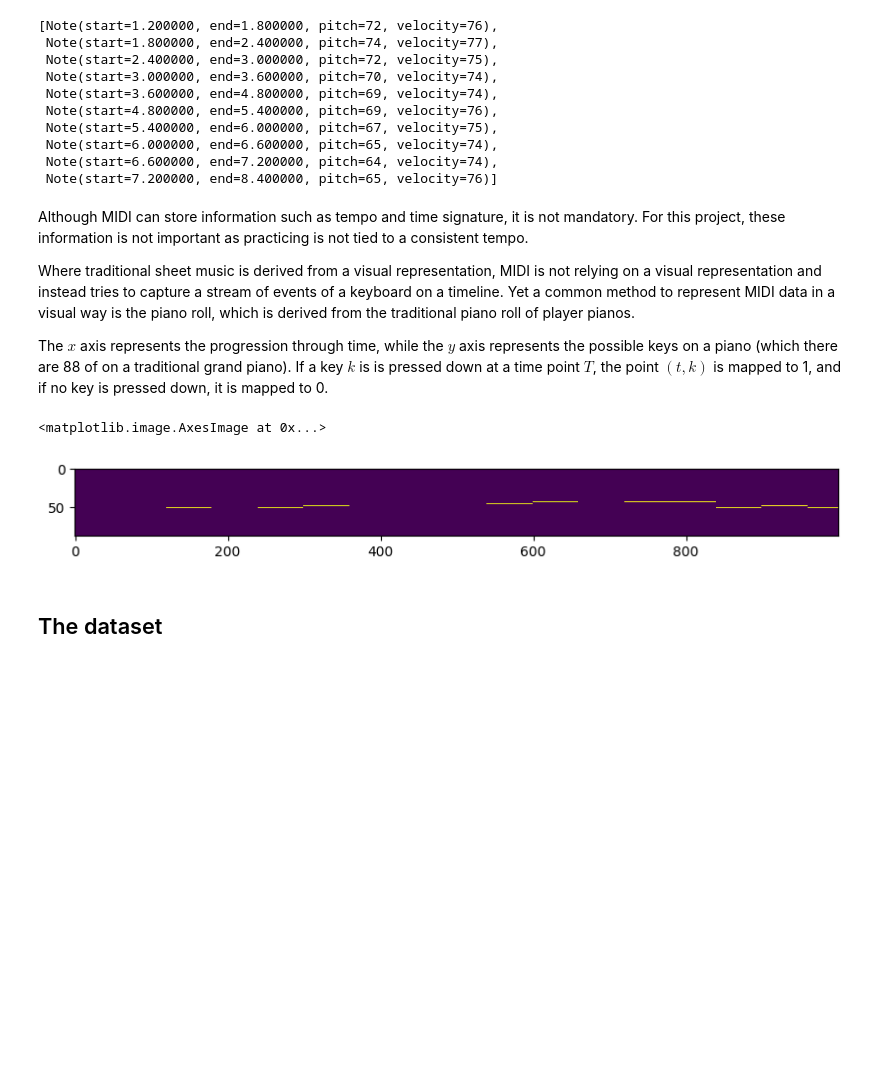
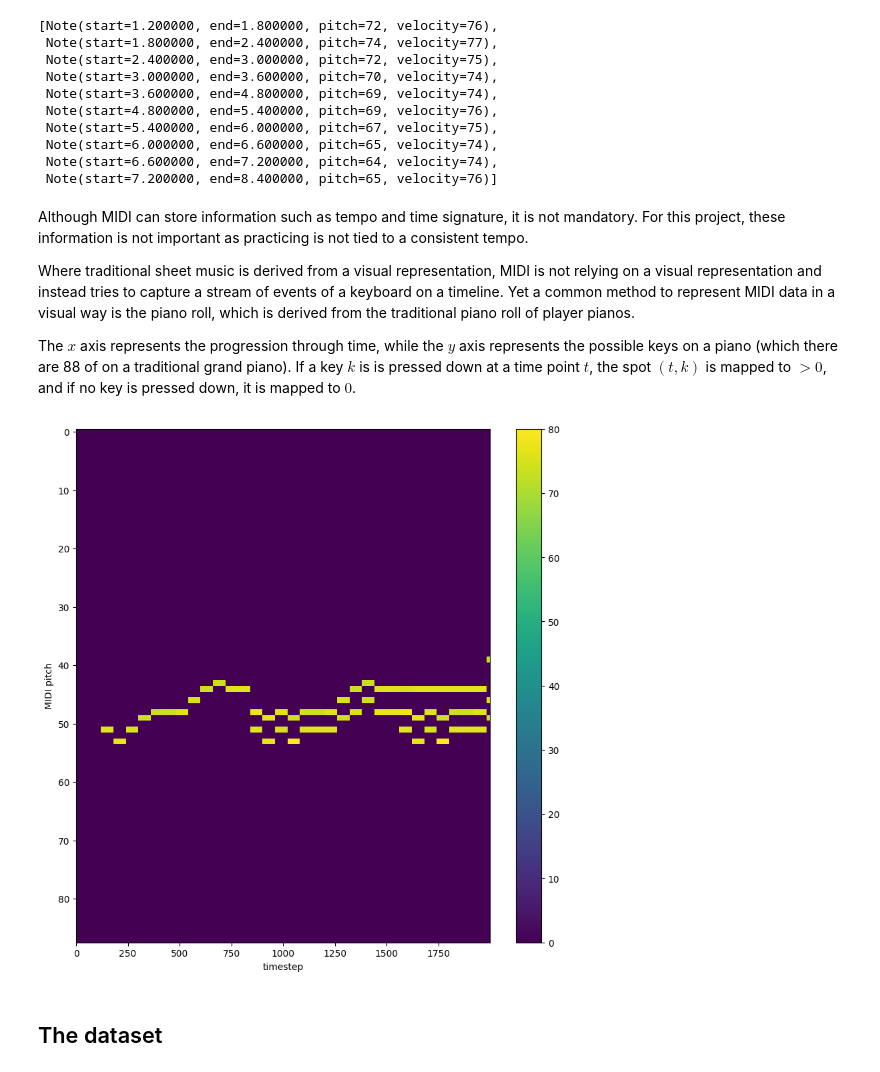
Before and after one commit to capital-G/ki-ueben-klavier-trainieren, a Jupyter notebook: book/chapters/02_representation.ipynb, the cells around one changed output. Saved outputs shown, nothing was run; the diff lists cells and outputs as text; code cells hidden in the pictures; blank space fills up the shorter version.

```diff
--- a/book/chapters/02_representation.ipynb
+++ b/book/chapters/02_representation.ipynb
@@ -82,16 +82,18 @@ Where traditional sheet music is derived from a visual representation, MIDI is n
 Yet a common method to represent MIDI data in a visual way is the piano roll, which is derived from the traditional piano roll of player pianos.
 
 The $x$ axis represents the progression through time, while the $y$ axis represents the possible keys on a piano (which there are 88 of on a traditional grand piano).
-If a key $k$ is is pressed down at a time point $T$, the point $(t, k)$ is mapped to 1, and if no key is pressed down, it is mapped to 0.
+If a key $k$ is is pressed down at a time point $t$, the spot $(t, k)$ is mapped to $>0$, and if no key is pressed down, it is mapped to $0$.
 # %%
 import matplotlib.pyplot as plt
 
 piano_roll = midi_file.get_piano_roll()[21 : 21 + 88]
 plt.figure(figsize=(10, 10))
-plt.imshow(piano_roll[:, 0:1000], interpolation="nearest")
+plt.imshow(piano_roll[:, 0:2000], interpolation="nearest", aspect="auto")
+plt.ylabel("MIDI pitch")
+plt.xlabel("timestep")
+plt.colorbar();
 # %% [output]
-<matplotlib.image.AxesImage at 0x...>
-[figure, old version]
+[figure, new version]
 # %% [markdown]
 ## The dataset
 # %%
```
Also changed, not shown: 23 other files.
